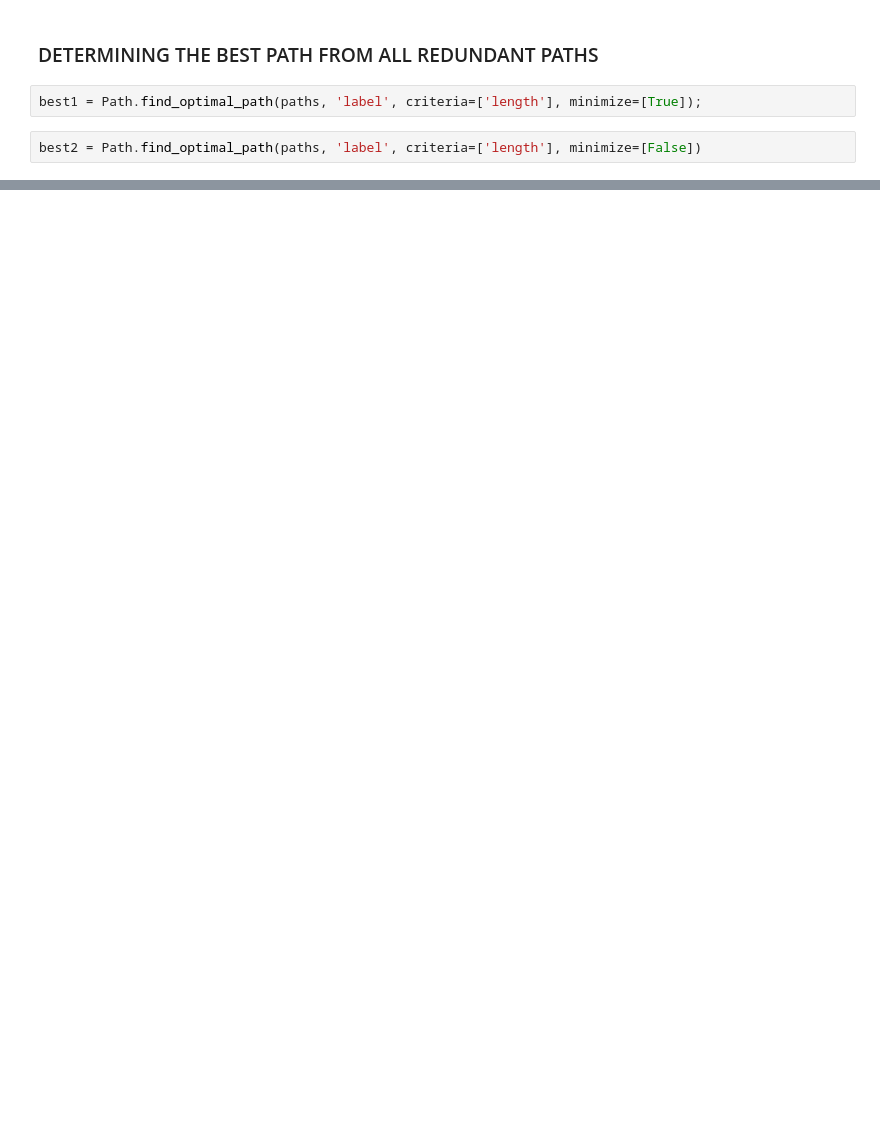
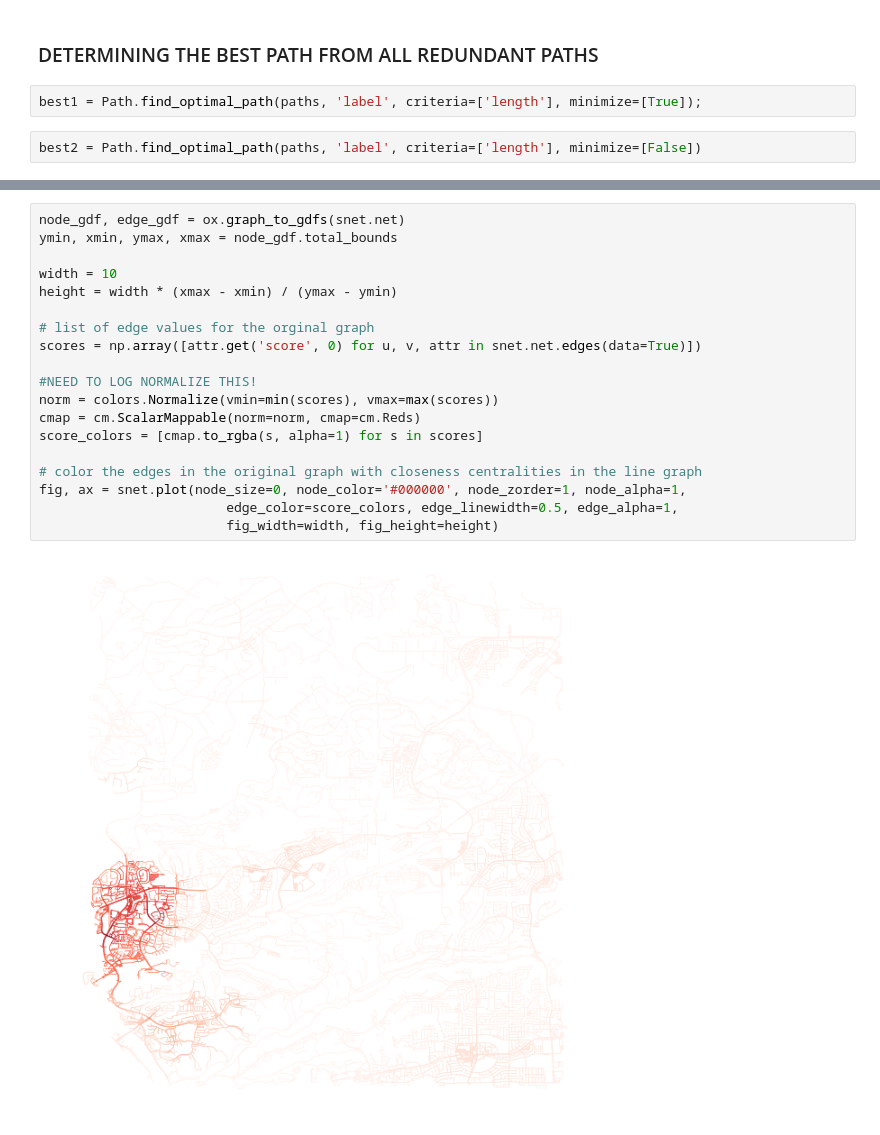
Before and after one commit to mingtsou/walkability, a Jupyter notebook: notebooks/test.ipynb, the cells around one changed output, grey strips where cells are left out. Drawn from its saved outputs; the diff is of its cells as text; blank space fills up the shorter version.

```diff
--- a/notebooks/test.ipynb
+++ b/notebooks/test.ipynb
@@ -97,0 +227,21 @@ catchment.plot_paths([best2], fig_width=5);
+# %%
+node_gdf, edge_gdf = ox.graph_to_gdfs(snet.net)
+ymin, xmin, ymax, xmax = node_gdf.total_bounds
+
+width = 10
+height = width * (xmax - xmin) / (ymax - ymin)
+
+# list of edge values for the orginal graph
+scores = np.array([attr.get('score', 0) for u, v, attr in snet.net.edges(data=True)])
+
+#NEED TO LOG NORMALIZE THIS!
+norm = colors.Normalize(vmin=min(scores), vmax=max(scores))
+cmap = cm.ScalarMappable(norm=norm, cmap=cm.Reds)
+score_colors = [cmap.to_rgba(s, alpha=1) for s in scores]
+
+# color the edges in the original graph with closeness centralities in the line graph
+fig, ax = snet.plot(node_size=0, node_color='#000000', node_zorder=1, node_alpha=1,
+                        edge_color=score_colors, edge_linewidth=0.5, edge_alpha=1,
+                        fig_width=width, fig_height=height)
+# %% [output]
+[figure, added]
```
Also changed, not shown: parts of 26 cells of this notebook, 1 other file.
